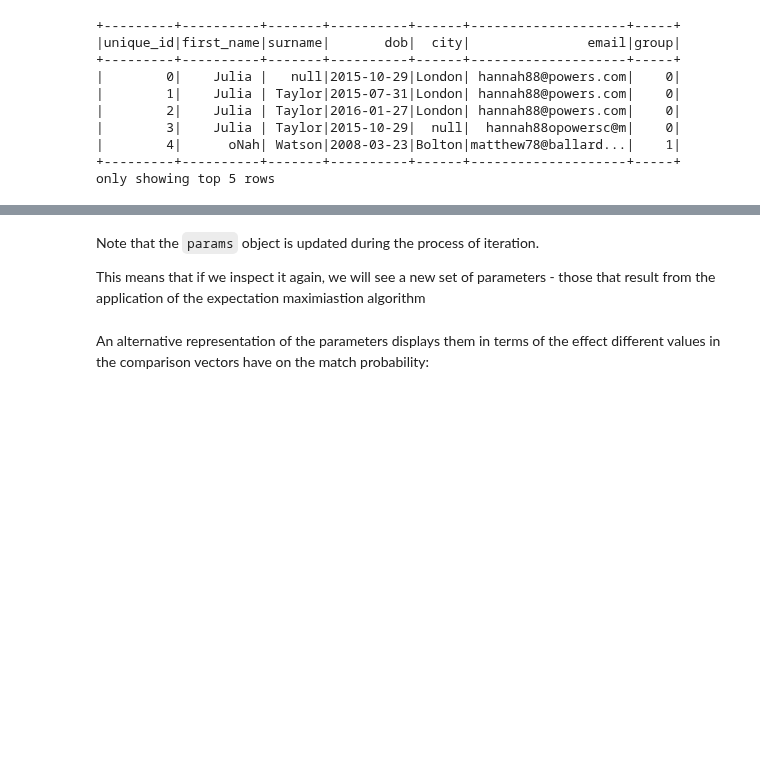
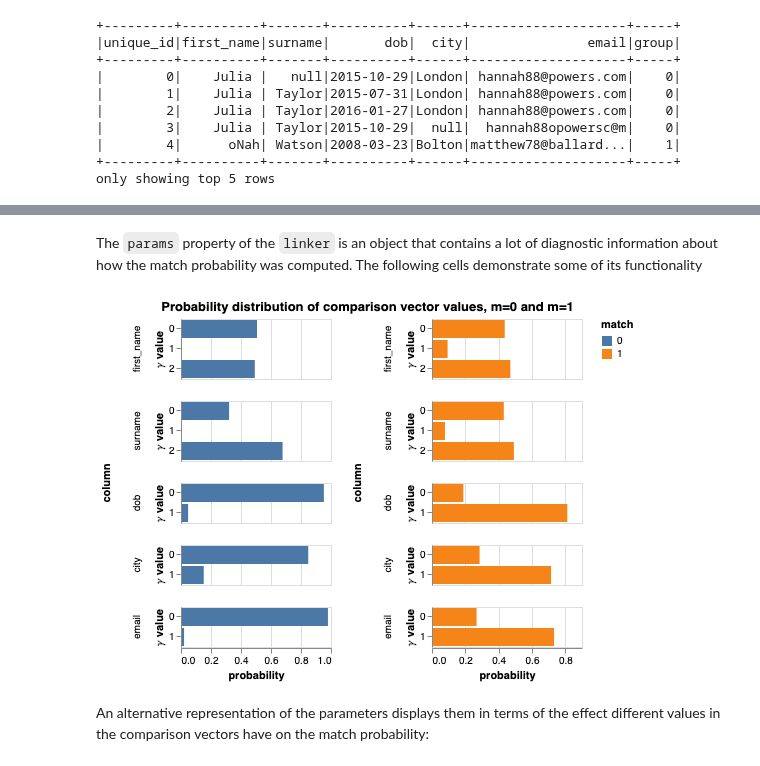
Before and after one commit to moj-analytical-services/splink, a Jupyter notebook: quickstart_demo.ipynb, the cells around one changed output, grey strips where cells are left out. Cells and saved outputs as stored; diff of their text form; code cells hidden in the pictures; blank space fills up the shorter version.

```diff
--- a/quickstart_demo.ipynb
+++ b/quickstart_demo.ipynb
@@ -113,9 +113,3 @@ df.show(5)
 |        4|      oNah| Watson|2008-03-23|Bolton|matthew78@ballard...|    1|
 +---------+----------+-------+----------+------+--------------------+-----+
 only showing top 5 rows
-# %%
-from sparklink.blocking import block_using_rules
-from sparklink.gammas import complete_settings_dict
-settings = complete_settings_dict(settings)
-df_comparison = block_using_rules(settings, df=df, spark=spark)
-df_comparison.show(5)
@@ -225,0 +119,6 @@ only showing top 20 rows
+# %%
+from sparklink import Sparklink
+
+linker = Sparklink(settings, spark, df=df)
+df_e = linker.get_scored_comparisons()
+df_e.persist()  # Later, we will make term frequency adjustments.  Persist caches these results in memory, preventing them having to be recomputed when we make these adjustments.
@@ -238,9 +153,10 @@ df_e.toPandas().sample(5)
-# %% [markdown]
-Note that the `params` object is updated during the process of iteration.
-
-This means that if we inspect it again, we will see a new set of parameters - those that result from the application of the expectation maximiastion algorithm
+# %% [markdown]
+The `params` property of the `linker` is an object that contains a lot of diagnostic information about how the match probability was computed.  The following cells demonstrate some of its functionality
 # %%
+params = linker.params
 params.probability_distribution_chart()
+# %% [output]
+[figure, added]
 # %% [markdown]
 An alternative representation of the parameters displays them in terms of the effect different values in the comparison vectors have on the match probability:
 # %%
```
Also changed, not shown: parts of 18 cells of this notebook.
